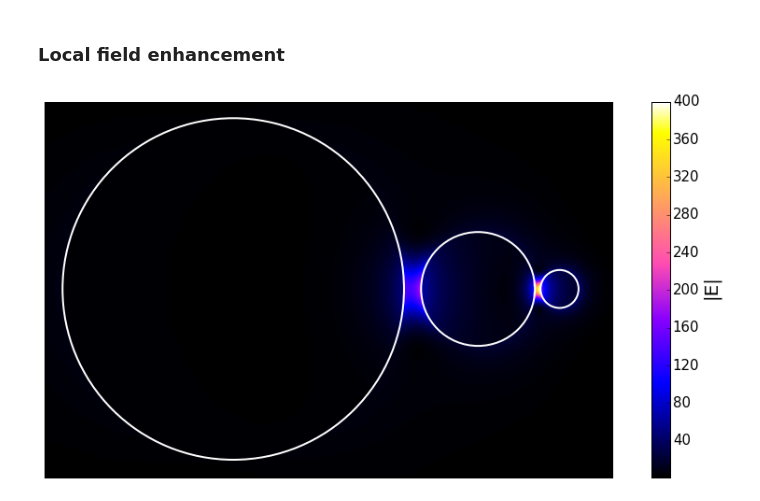
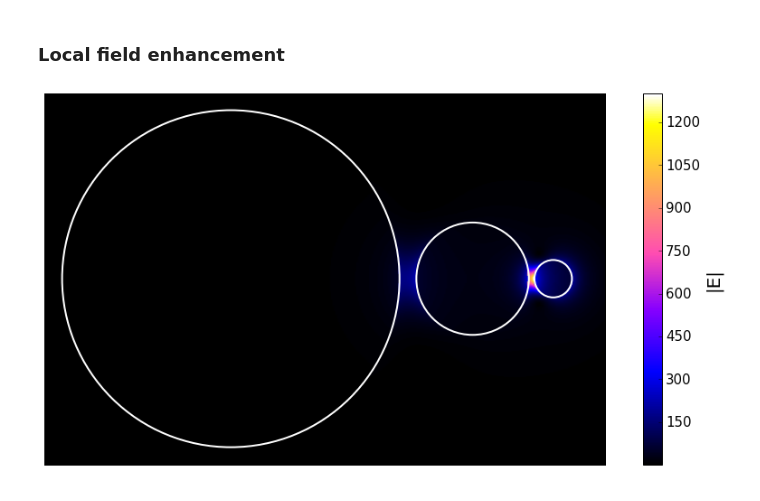
Before and after one commit to gevero/py_gmm, a Jupyter notebook: examples/Stockman Silver Nanolens.ipynb, the cells around one changed output. Drawn from its saved outputs; the diff is of its cells as text; code cells hidden in the pictures.

```diff
--- a/examples/Stockman Silver Nanolens.ipynb
+++ b/examples/Stockman Silver Nanolens.ipynb
@@ -72,7 +72,7 @@ n_wl = 250
 v_wl = np.linspace(wl_min,wl_max,n_wl)
 
 # Wavelength for the local field computation
-wl_lf = 1240/3.37 # conversion from 3.37 eV
+wl_lf = 1240/3.25 # conversion from 3.37 eV
 # %% [markdown]
 ### Additional inputs for the simulation
 # %%
@@ -228,31 +228,31 @@ plt.tight_layout()
 # %%
 # local field plot
 f_size = 25
 fig = plt.figure(2,figsize=(12,6))
 ax = fig.add_subplot(1, 1, 1, aspect='equal')  # creating the plotting axis
-plt.imshow(m_E.T,origin='lower',cmap='gnuplot2', aspect=(y_max-y_min)/(x_max-x_min),vmax=400)
+plt.imshow(m_E.T,origin='lower',cmap='gnuplot2', aspect=(y_max-y_min)/(x_max-x_min),vmax=1300)
 
 # remove ticks
 plt.xticks([])
 plt.yticks([])
 
 # colorbar
 cb = plt.colorbar()
 cb.set_label('|E|', fontsize=f_size-5)
 cb.ax.tick_params(labelsize=f_size-10)
 plt.tight_layout()
 
 # sphere outlines
 for c,r in zip(m_xyz,v_r):
 
     # aspect rations
     x_ar = n_E/(x_max-x_min)
     y_ar = n_E/(y_max-y_min)
 
     # circle centers
     c0=x_ar*(c[0]-x_min)
     c1=y_ar*(c[1]-y_min)
     ax.add_patch(Ellipse((c0,c1),2.0*r*x_ar,2.0*r*y_ar,facecolor='none',edgecolor='w',linewidth=2.0))
     ax.eventson
 # %% [output]
-[figure, old version]
+[figure, new version]
```
Also changed, not shown: 1 other file.
